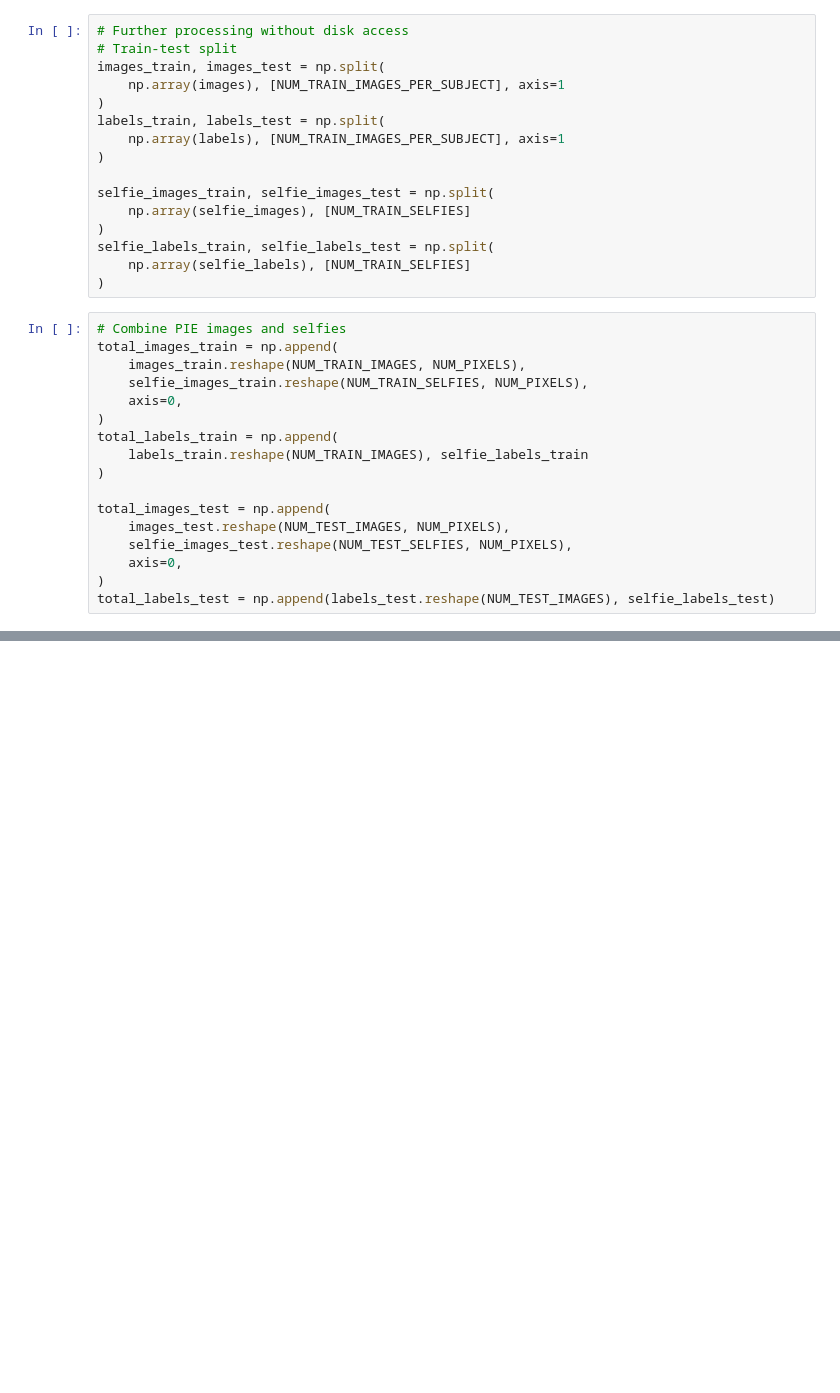
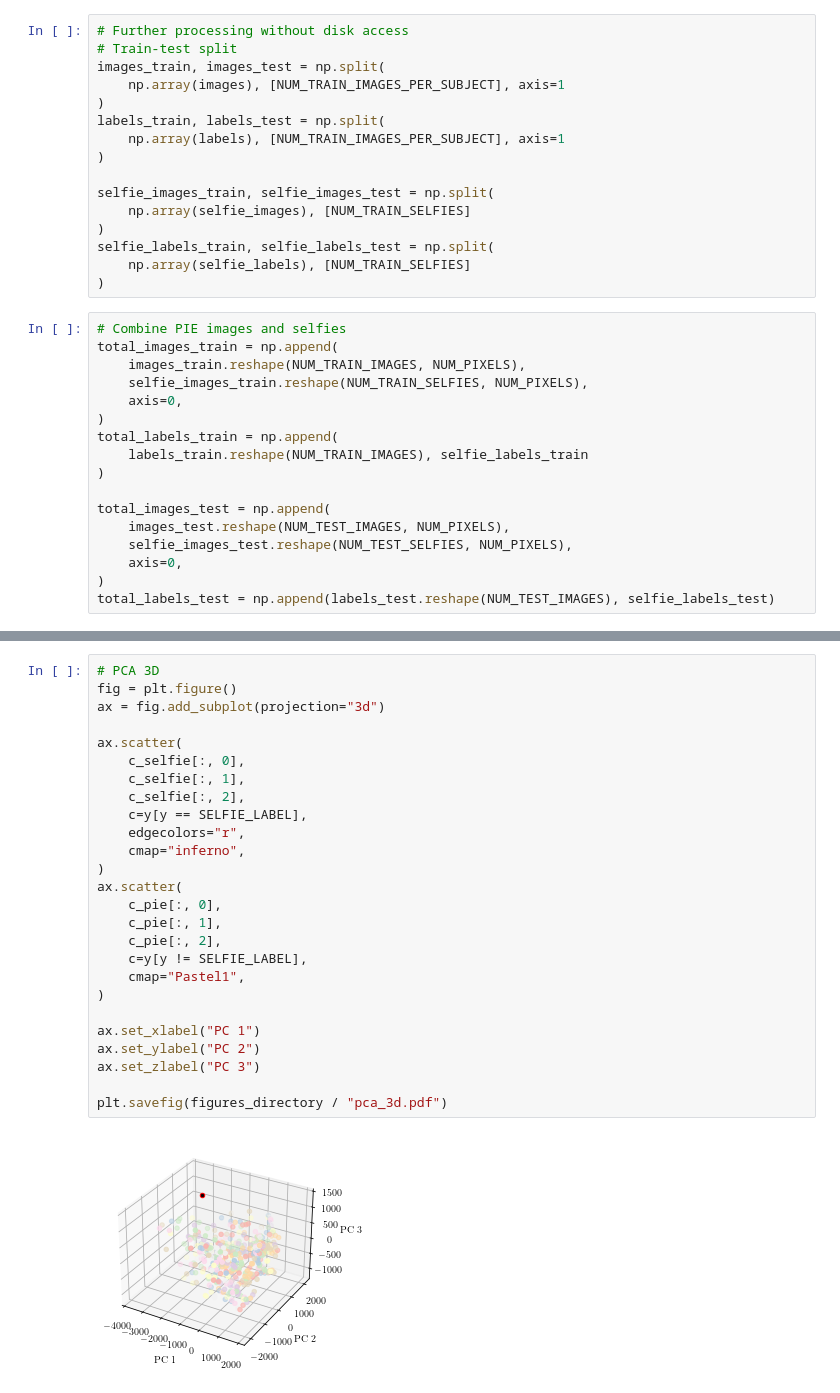
Before and after one commit to shenghaoc/ee5907-ca2, a Jupyter notebook: pca.ipynb, the cells around one changed output, grey strips where cells are left out. Cells and saved outputs as stored; diff of their text form; blank space fills up the shorter version.

```diff
--- a/pca.ipynb
+++ b/pca.ipynb
@@ -104,0 +178,28 @@ total_labels_test = np.append(labels_test.reshape(NUM_TEST_IMAGES), selfie_label
+# %%
+# PCA 3D
+fig = plt.figure()
+ax = fig.add_subplot(projection="3d")
+
+ax.scatter(
+    c_selfie[:, 0],
+    c_selfie[:, 1],
+    c_selfie[:, 2],
+    c=y[y == SELFIE_LABEL],
+    edgecolors="r",
+    cmap="inferno",
+)
+ax.scatter(
+    c_pie[:, 0],
+    c_pie[:, 1],
+    c_pie[:, 2],
+    c=y[y != SELFIE_LABEL],
+    cmap="Pastel1",
+)
+
+ax.set_xlabel("PC 1")
+ax.set_ylabel("PC 2")
+ax.set_zlabel("PC 3")
+
+plt.savefig(figures_directory / "pca_3d.pdf")
+# %% [output]
+[figure, added]
```
Also changed, not shown: parts of 11 cells of this notebook.
